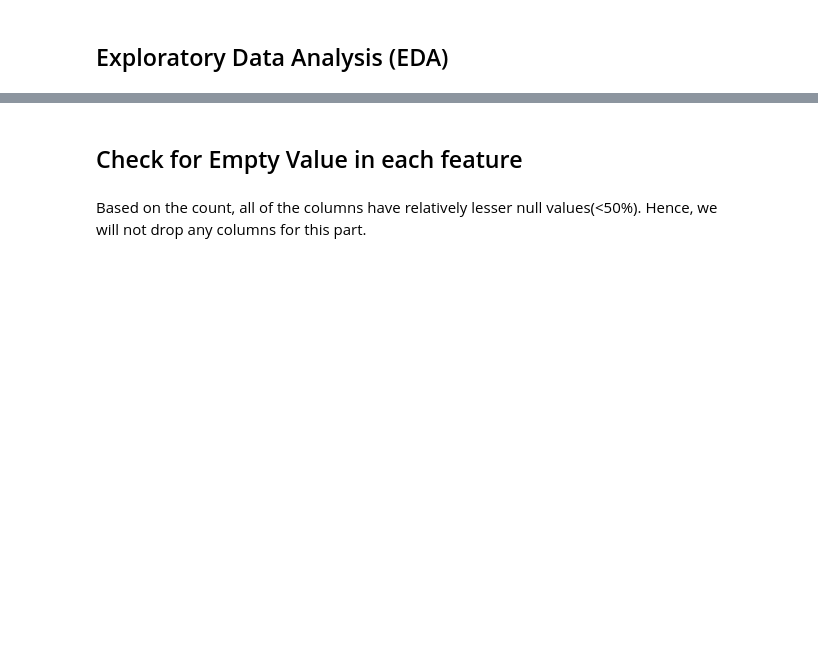
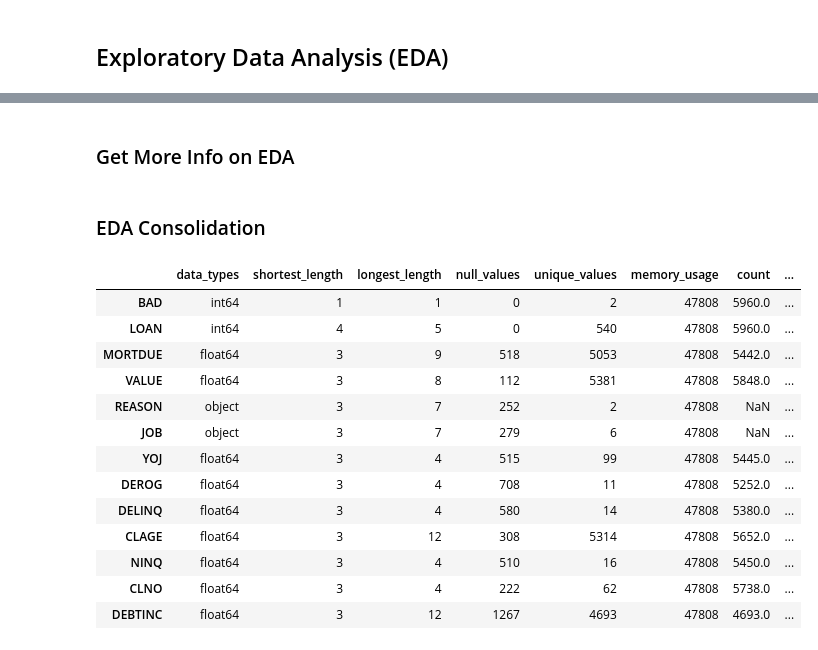
Before and after one commit to edmundhong/credit-scoring, a Jupyter notebook: credit-scoring.ipynb, the cells around one changed output, grey strips where cells are left out. Drawn from its saved outputs; the diff is of its cells as text; code cells hidden in the pictures; blank space fills up the shorter version.

```diff
--- a/credit-scoring.ipynb
+++ b/credit-scoring.ipynb
@@ -65,0 +116,7 @@ Debt-to-income ratio
+# %%
+null_ratio = {}
+
+for column in df.columns:
+    null_ratio[column] = round(df[column].isnull().sum()/df.shape[0],2)
+
+null_ratio
@@ -65,0 +147,6 @@ Debt-to-income ratio
+# %%
+for column in df.columns:
+    if df[column].dtype == "object":
+        print(f'{column} feature count: ')
+        print(df[column].value_counts(normalize=True))
+        print()
@@ -75,7 +178,54 @@ df.describe()
 | 50% | 0.000000 | 16300.000000 | 65019.000000 | 89235.500000 | 7.000000 | 0.000000 | 0.000000 | 173.466667 | 1.000000 | 20.000000 | 34.818262 |
 | 75% | 0.000000 | 23300.000000 | 91488.000000 | 119824.250000 | 13.000000 | 0.000000 | 0.000000 | 231.562278 | 2.000000 | 26.000000 | 39.003141 |
 | max | 1.000000 | 89900.000000 | 399550.000000 | 855909.000000 | 41.000000 | 10.000000 | 15.000000 | 1168.233561 | 17.000000 | 71.000000 | 203.312149 |
-# %% [markdown]
-## Check for Empty Value in each feature
-# %% [markdown]
-Based on the count, all of the columns have relatively lesser null values(<50%). Hence, we will not drop any columns for this part.
+# %% [markdown]
+### Get More Info on EDA
+# %%
+# Get Column EDA and store in dict
+dtypes_dict = {}
+shortest_dict = {}
+longest_dict = {}
+isnull_dict = {}
+unique_dict = {}
+memory_dict = {}
+
+for column in df.columns:
+    dtypes_dict[column] = df[column].dtype
+    shortest_dict[column] = df[column].astype(str).str.len().min()
+    longest_dict[column] = df[column].astype(str).str.len().max()
+    isnull_dict[column] = df[column].isnull().sum()
+    unique_dict[column] = df[column].nunique()
+    memory_dict[column] = df[column].memory_usage()
+# %% [markdown]
+### EDA Consolidation
+# %%
+columns_info = ['data_types','shortest_length','longest_length','null_values','unique_values','memory_usage','count','mean','std','min','25%','median','75%','max']
+
+df1 = pd.DataFrame(dtypes_dict ,index=[0]).T
+df2 = pd.DataFrame(shortest_dict ,index=[0]).T
+df3 = pd.DataFrame(longest_dict,index=[0]).T
+df4 = pd.DataFrame(isnull_dict,index=[0]).T
+df5 = pd.DataFrame(unique_dict,index=[0]).T
+df6 = pd.DataFrame(memory_dict,index=[0]).T
+
+desc = df.describe().T
+
+eda_df = pd.concat([df1,df2,df3,df4,df5,df6,desc], axis=1)
+eda_df.columns = columns_info
+eda_df['variance'] = eda_df.apply(lambda row: round(row['std'] ** 2, 2) , axis = 1)
+eda_df
+# %% [output]
+|  | data_types | shortest_length | longest_length | null_values | unique_values | memory_usage | count | ... |
+| BAD | int64 | 1 | 1 | 0 | 2 | 47808 | 5960.0 | ... |
+| LOAN | int64 | 4 | 5 | 0 | 540 | 47808 | 5960.0 | ... |
+| MORTDUE | float64 | 3 | 9 | 518 | 5053 | 47808 | 5442.0 | ... |
+| VALUE | float64 | 3 | 8 | 112 | 5381 | 47808 | 5848.0 | ... |
+| REASON | object | 3 | 7 | 252 | 2 | 47808 | NaN | ... |
+| JOB | object | 3 | 7 | 279 | 6 | 47808 | NaN | ... |
+| YOJ | float64 | 3 | 4 | 515 | 99 | 47808 | 5445.0 | ... |
+| DEROG | float64 | 3 | 4 | 708 | 11 | 47808 | 5252.0 | ... |
+| DELINQ | float64 | 3 | 4 | 580 | 14 | 47808 | 5380.0 | ... |
+| CLAGE | float64 | 3 | 12 | 308 | 5314 | 47808 | 5652.0 | ... |
+| NINQ | float64 | 3 | 4 | 510 | 16 | 47808 | 5450.0 | ... |
+| CLNO | float64 | 3 | 4 | 222 | 62 | 47808 | 5738.0 | ... |
+| DEBTINC | float64 | 3 | 12 | 1267 | 4693 | 47808 | 4693.0 | ... |
```
Also changed, not shown: parts of 51 cells of this notebook.
